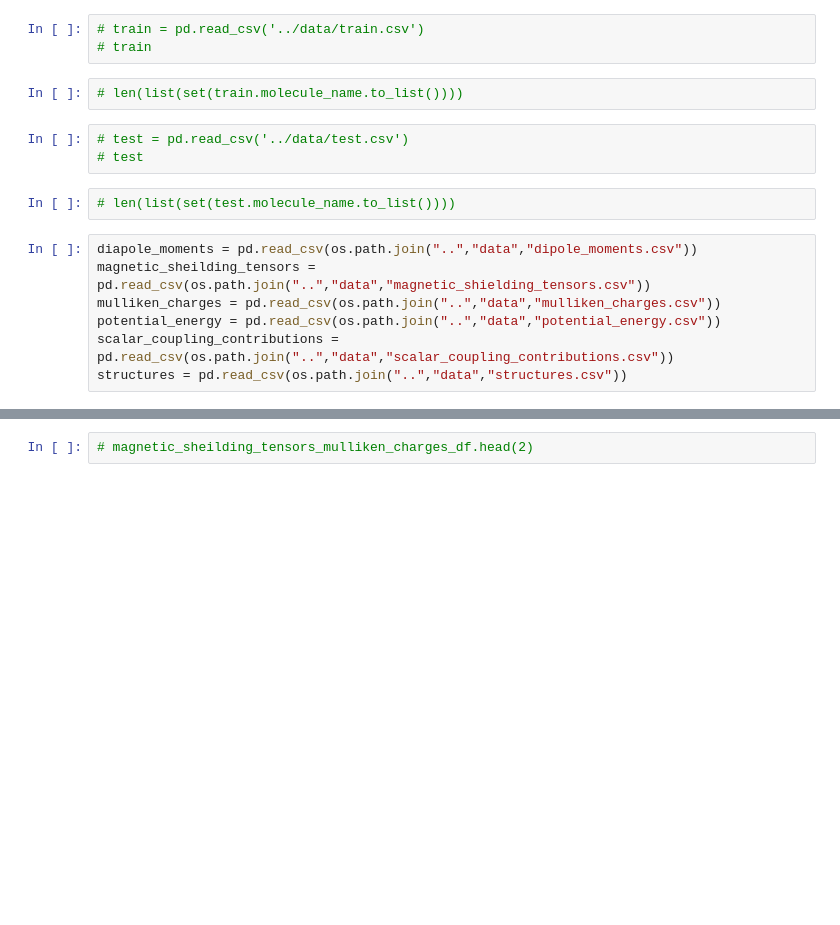
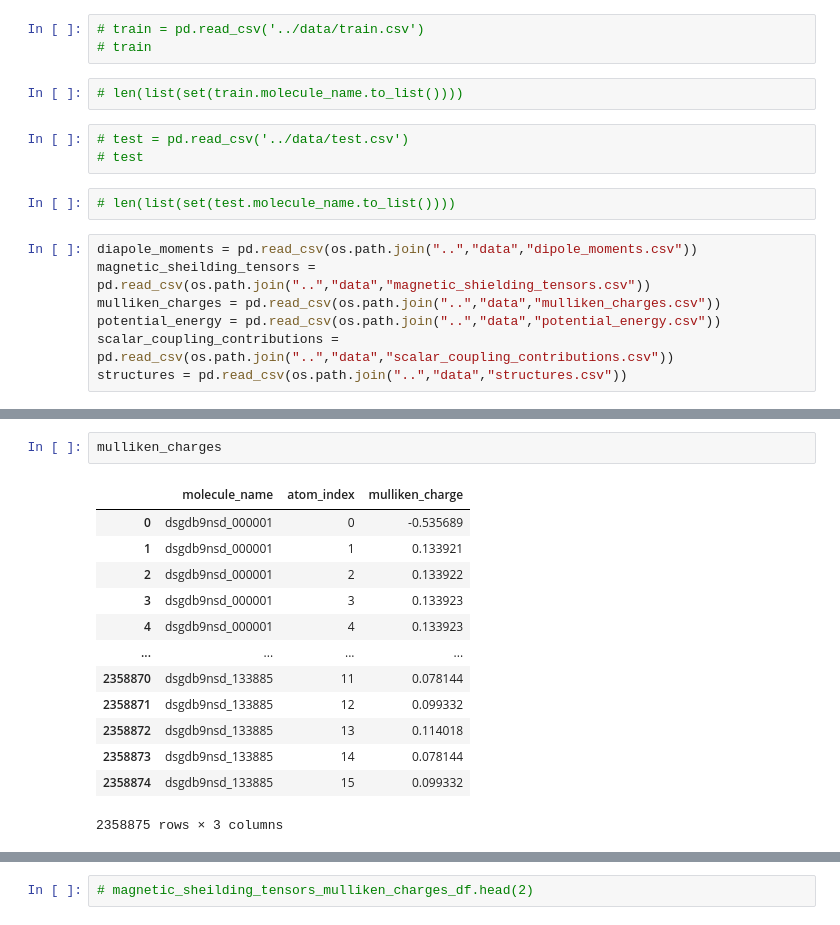
Before and after one commit to AymanSulaiman/Predicting-molecular-properties, a Jupyter notebook: notebooks/data_cleaning.ipynb, the cells around one changed output, grey strips where cells are left out. Drawn from its saved outputs; the diff is of its cells as text; blank space fills up the shorter version.

```diff
--- a/notebooks/data_cleaning.ipynb
+++ b/notebooks/data_cleaning.ipynb
@@ -24,0 +57,16 @@ structures = pd.read_csv(os.path.join("..","data","structures.csv"))
+# %%
+mulliken_charges
+# %% [output]
+|  | molecule_name | atom_index | mulliken_charge |
+| 0 | dsgdb9nsd_000001 | 0 | -0.535689 |
+| 1 | dsgdb9nsd_000001 | 1 | 0.133921 |
+| 2 | dsgdb9nsd_000001 | 2 | 0.133922 |
+| 3 | dsgdb9nsd_000001 | 3 | 0.133923 |
+| 4 | dsgdb9nsd_000001 | 4 | 0.133923 |
+| ... | ... | ... | ... |
+| 2358870 | dsgdb9nsd_133885 | 11 | 0.078144 |
+| 2358871 | dsgdb9nsd_133885 | 12 | 0.099332 |
+| 2358872 | dsgdb9nsd_133885 | 13 | 0.114018 |
+| 2358873 | dsgdb9nsd_133885 | 14 | 0.078144 |
+| 2358874 | dsgdb9nsd_133885 | 15 | 0.099332 |
+2358875 rows × 3 columns
```
Also changed, not shown: parts of 21 cells of this notebook, 3 other files.
